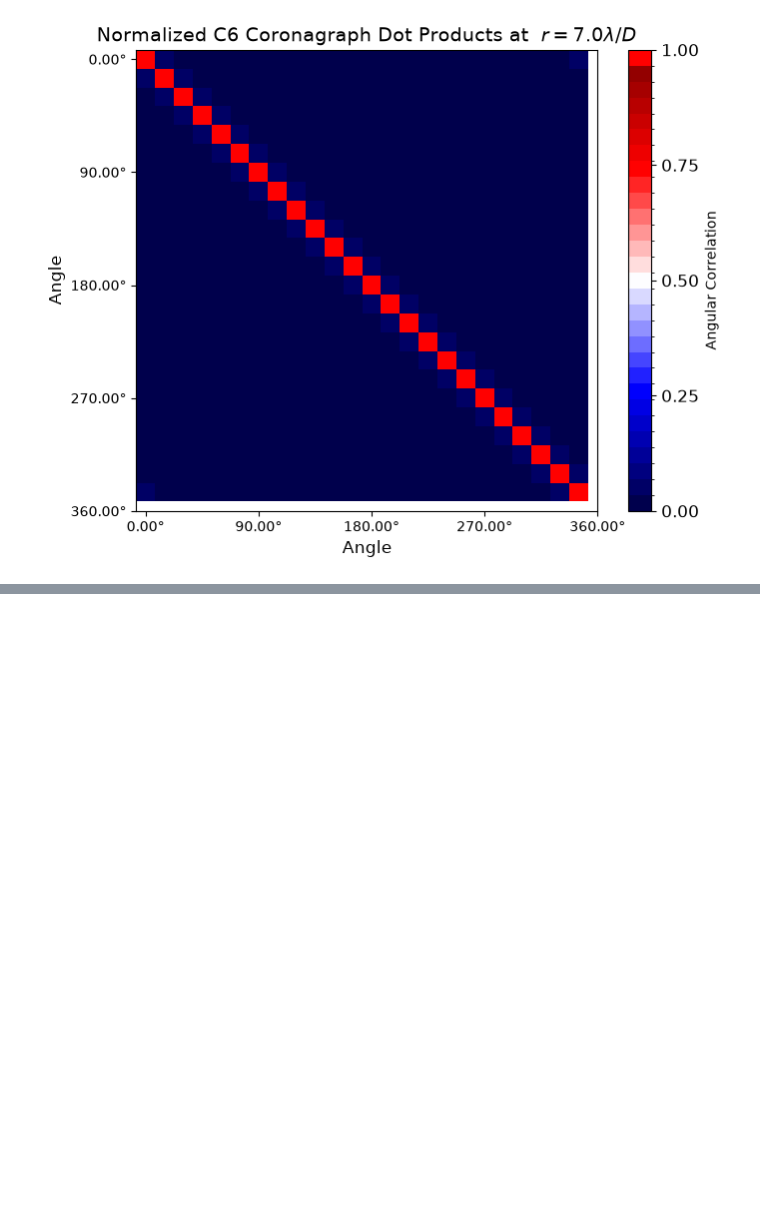
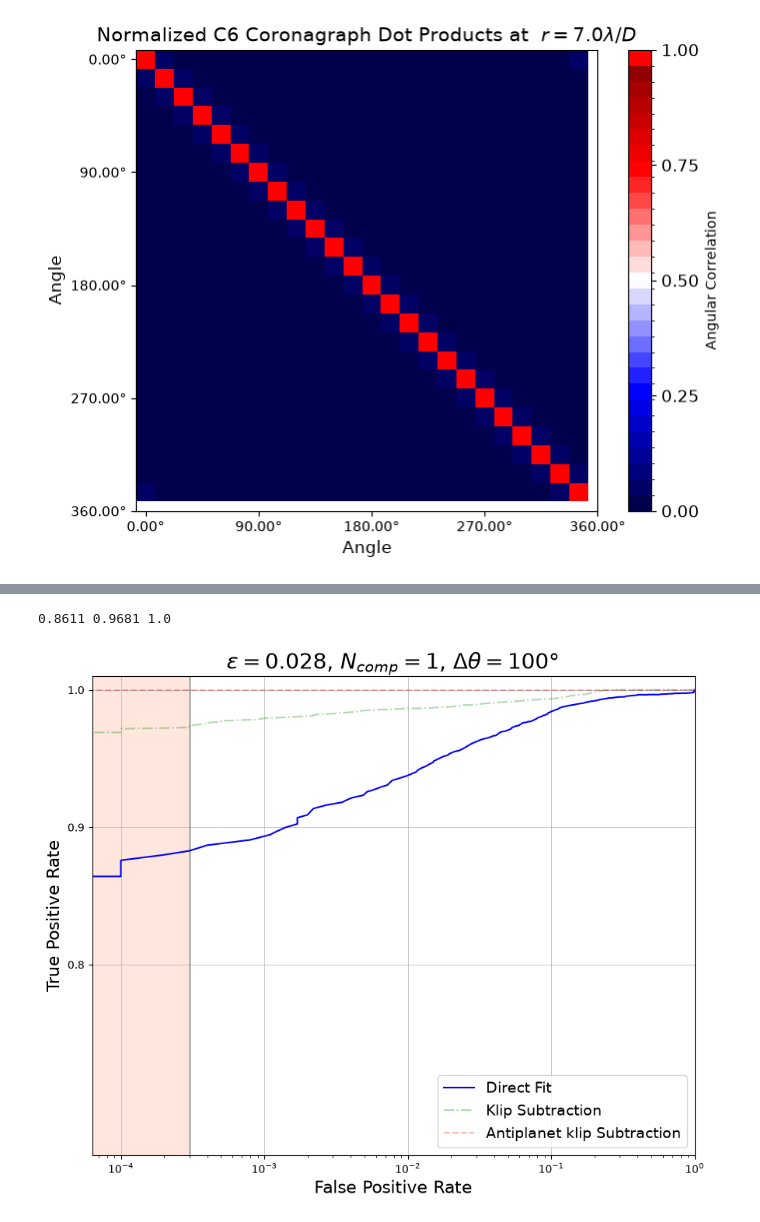
Before and after one commit to SuviIlli/pln-post_processing-jatis, a Jupyter notebook: pln_post_processing.ipynb, the cells around one changed output, grey strips where cells are left out. Cells and saved outputs as stored; diff of their text form; code cells hidden in the pictures; blank space fills up the shorter version.

```diff
--- a/pln_post_processing.ipynb
+++ b/pln_post_processing.ipynb
@@ -294,0 +759,9 @@ plt.show()
+# %%
+sep_100, theta_100, fr_100 = 0.75, np.pi/9, 0.028
+true_planet = pln_psfs_generation_100(sep_100, theta_100, fr_100)[:,1:5]
+direct_h1_100 , klip_h1_100, main_klip_h1_100, direct_h0_100, klip_h0_100, main_klip_h0_100 = monte_carlo_klip(pln_psfs_star_errs_100_mc_ez, true_planet, sep_100, theta_100, fr_100, n_comp = 1, verbose = False, angle = 100)
+roc_curves_klip(direct_h1_100 , klip_h1_100, main_klip_h1_100, direct_h0_100, klip_h0_100, main_klip_h0_100, n_comp = 1,  main_klip_bins = 800, fr = 0.028, sky_coverage = 100, roc_klip_alpha=0.3, roc_main_alpha=0.3)
+plt.show()
+# %% [output]
+0.8611 0.9681 1.0
+[figure, added]
```
Also changed, not shown: parts of 51 cells of this notebook, 3 other files.
